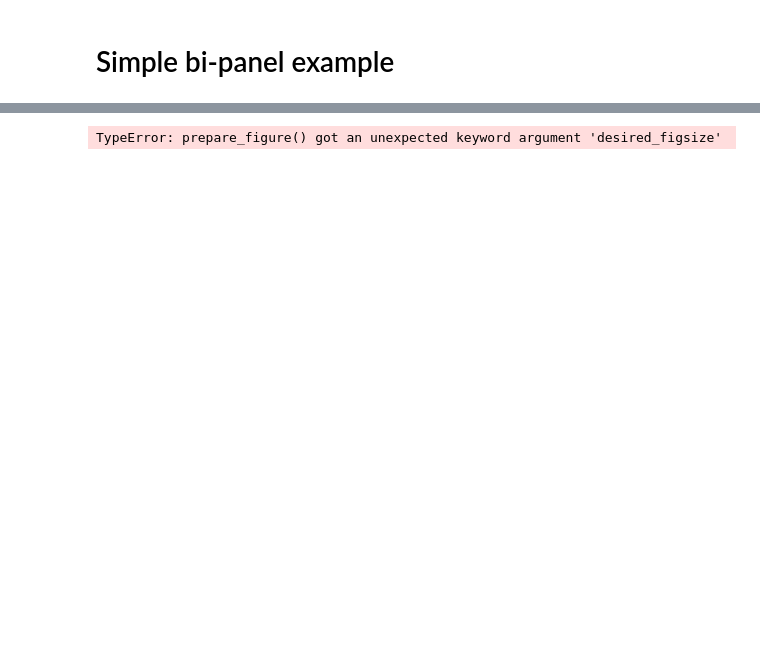
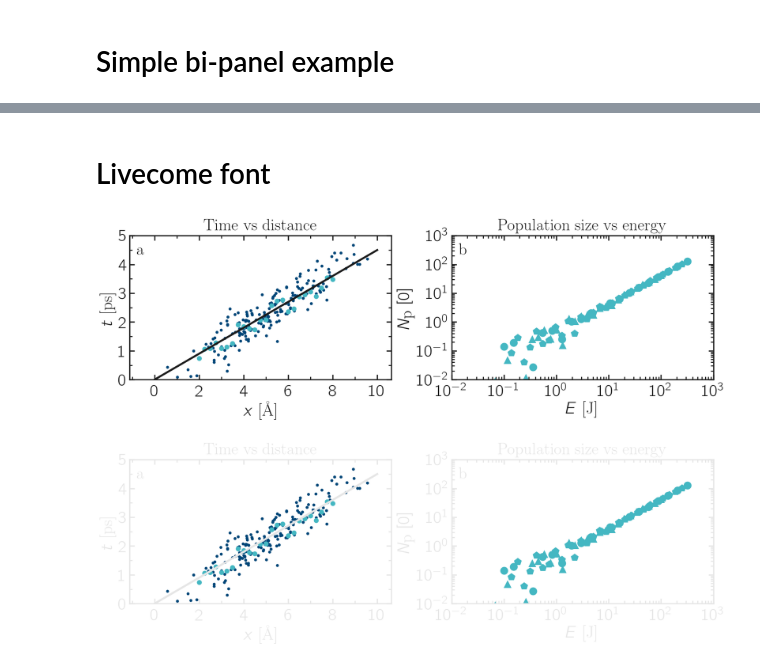
Before and after one commit to lammpstutorials/lammpstutorials.github.io, a Jupyter notebook: sphinx/source/tutorials/figures/pyplot-perso/exemples/exemples.ipynb, the cells around one changed output, grey strips where cells are left out. Cells and saved outputs as stored; diff of their text form; code cells hidden in the pictures; blank space fills up the shorter version.

```diff
--- a/sphinx/source/tutorials/figures/pyplot-perso/exemples/exemples.ipynb
+++ b/sphinx/source/tutorials/figures/pyplot-perso/exemples/exemples.ipynb
@@ -67,40 +57,37 @@ True
-# %%
-bar_width = 0.12
-filename = "example-2"
-desired_transparency = True
-for mode, mygray in zip(['light', 'dark'], [colors["mylightgray"], colors["mydarkgray"]]):
-
-    gs = gridspec.GridSpec(2, 2)
-
-    fig = prepare_figure(mode, transparency=desired_transparency,
-                         desired_figsize=(18,12))
-
-    ax = []
-    ax.append(plt.subplot(gs[0, 0]))
-    ax[-1].bar(x, data1, width=bar_width, color=colors["mycyan"])
-    ax[-1].bar(x, data2, width=bar_width, color=colors["myorange"])
-    complete_panel(ax[-1], r'$z$ (nm)', r'$N$', legend=False, axis_color=mygray, xpad=15)
-    set_boundaries(plt, x_boundaries=(0.5, 7.5), y_boundaries=(0, 150),
-                   x_ticks=np.arange(1, 7.1, 1), y_ticks=np.arange(0, 151, 50))
-
-    ax.append(plt.subplot(gs[0, 1]))
-    ax[-1].bar(x, data3, width=bar_width, color=mygray)
-    ax[-1].bar(x, data4, width=bar_width, color=colors["mydarkblue"])
-    complete_panel(ax[-1], r'$z$ (nm)', r'', legend=False, axis_color=mygray, xpad=15)
-    set_boundaries(plt, x_boundaries=(39, 61), y_boundaries=(0, 300),
-                   x_ticks=np.arange(40, 61, 5), y_ticks=np.arange(0, 301, 100))
-
-    ax.append(plt.subplot(gs[1, :]))
-    ax[-1].bar(x, data1, width=bar_width, color=colors["mycyan"],)
-    ax[-1].bar(x, data2, width=bar_width, color=colors["myorange"])
-    ax[-1].bar(x, data3, width=bar_width, color=mygray)
-    ax[-1].bar(x, data4, width=bar_width, color=colors["mydarkblue"])
-    complete_panel(ax[-1], r'$z$ (nm)', r'$N$', legend=False, axis_color=mygray, xpad=15)
-    set_boundaries(plt, x_boundaries=(-1, 61), y_boundaries=(0, 300),
-                   x_ticks=np.arange(0, 61, 10), y_ticks=np.arange(0, 301, 100))
-
-    add_subplotlabels(fig, ax, ["a", "b", "c"], color=mygray)
-    save_figure(plt, fig, mode, git_path, path_figures, filename,
-                transparency = desired_transparency)
-# %% [output]
-TypeError: prepare_figure() got an unexpected keyword argument 'desired_figsize'
+# %% [markdown]
+# Livecome font
+# %%
+for dark_mode in [False, True]:
+
+    # Initialise figure
+    myplt = PltTools()
+    myplt.prepare_figure(fig_size = (18,6), dark_mode = dark_mode,
+                         transparency = True, n_colone = 2, use_serif = False)
+    # Panel 1
+    myplt.add_panel(panel_position = [0, 0])
+    myplt.add_plot(x = x1, y = y1/2, marker = "o", data_color = 2,
+                   markersize = 6, data_label = r"$\textrm{data}~\alpha$")
+    myplt.add_plot(x = x3, y = y3, marker = "o", data_color = 0, markersize = 10,
+                   data_label = r"$\textrm{data}~\beta$")
+    myplt.add_plot(x = x2, y = y2, marker = "-", data_color = "autogray",
+                   data_label = r"$\textrm{linear fit}$")
+    myplt.complete_panel(xlabel = r"$x ~ \textrm{[\AA{}]}$", ylabel = r"$t ~ \textrm{[ps]}$",
+                         panel_title = r"$\textrm{Time vs distance}$", xpad = 10)
+    myplt.set_boundaries(y_boundaries = (0, 5))
+    # Panel 2
+    myplt.add_panel(type = 'loglog', panel_position = [0, 1])
+    myplt.add_plot(x = x4, y = y4, marker = "o", data_color = 0,
+                   markersize = 16)
+    myplt.add_plot(x = x5, y = y5, marker = "p", data_color = 0,
+                   markersize = 16)
+    myplt.add_plot(x = x6, y = y6, marker = "^", data_color = 0,
+                   markersize = 16)
+    myplt.complete_panel(xlabel = r"$E ~ \textrm{[J]}$", ylabel = r"$N_\textrm{p} ~ [0]$",
+                         panel_title = r"$\textrm{Population size vs energy}$", xpad = 10)
+    myplt.set_boundaries(x_boundaries = (0.01, 1000), y_boundaries = (0.01, 1000))
+    # Finish figure
+    myplt.add_subplotlabels(type_label_panel = "a")
+    myplt.save_figure(filename = "bi-panel-livecome", saving_path = './', show = False)
+# %% [output]
+[figure, added]
+[figure, added]
```
Also changed, not shown: parts of 5 cells of this notebook, 11 other files.
